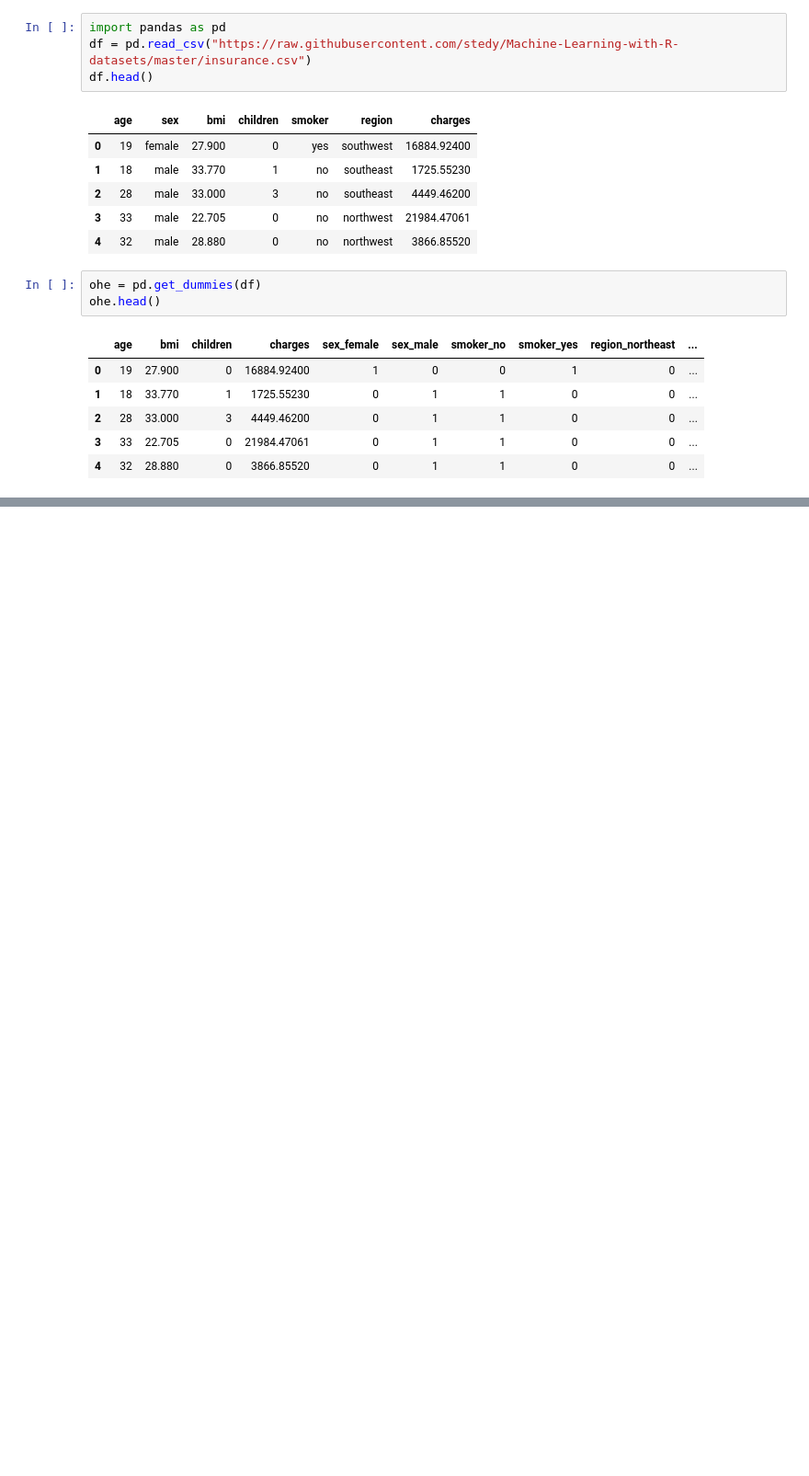
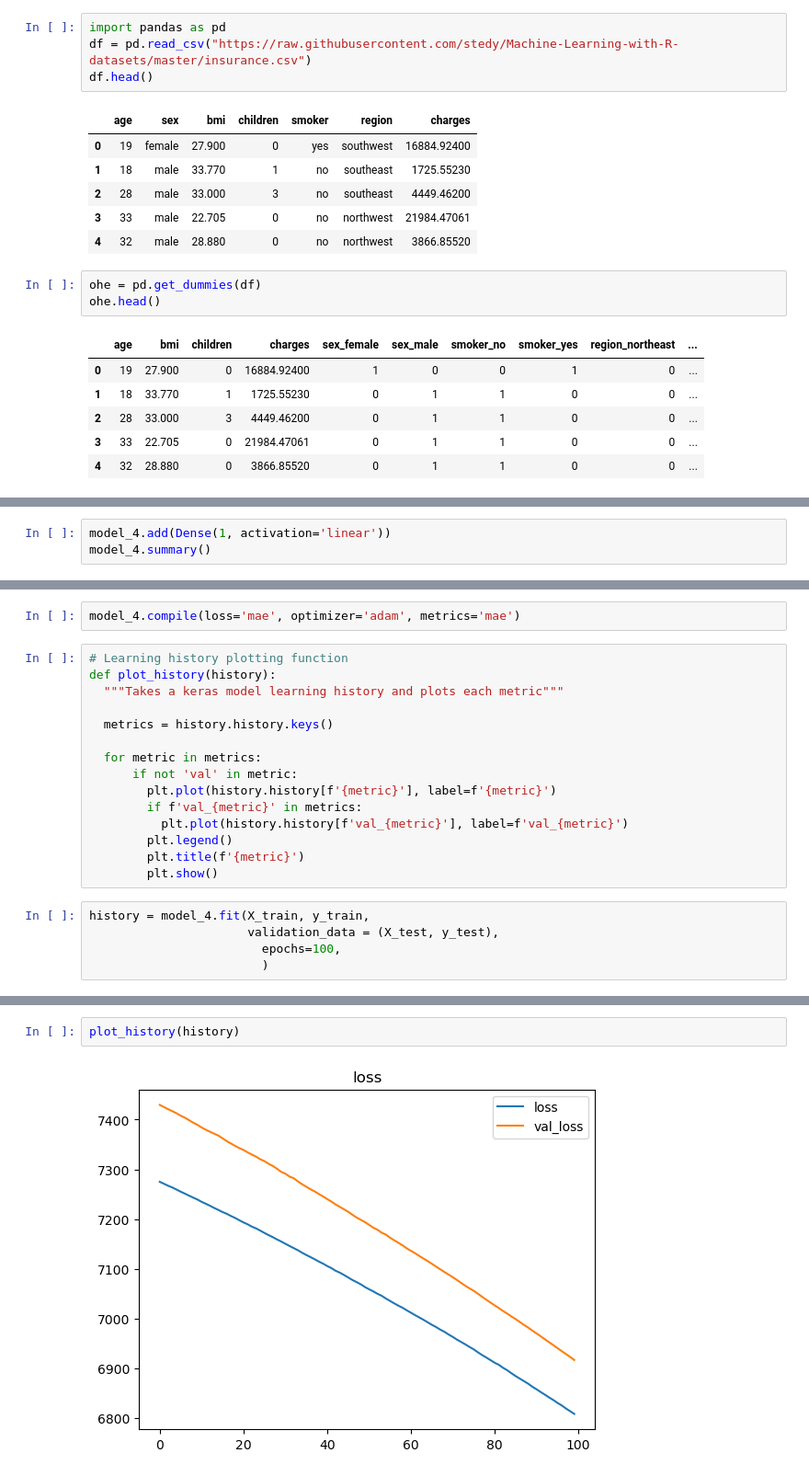
Before and after one commit to bmmukhridin/TensorFlow-Course, a Jupyter notebook: tf-Regression.ipynb, the cells around one changed output, grey strips where cells are left out. Shown at 92% size. Drawn from its saved outputs; the diff is of its cells as text; blank space fills up the shorter version.

```diff
--- a/tf-Regression.ipynb
+++ b/tf-Regression.ipynb
@@ -401,0 +475,3 @@ ohe.head()
+# %%
+model_4.add(Dense(1, activation='linear'))
+model_4.summary()
@@ -401,0 +494,22 @@ ohe.head()
+# %%
+model_4.compile(loss='mae', optimizer='adam', metrics='mae')
+# %%
+# Learning history plotting function
+def plot_history(history):
+  """Takes a keras model learning history and plots each metric"""
+
+  metrics = history.history.keys()
+
+  for metric in metrics:
+      if not 'val' in metric:
+        plt.plot(history.history[f'{metric}'], label=f'{metric}')
+        if f'val_{metric}' in metrics:
+          plt.plot(history.history[f'val_{metric}'], label=f'val_{metric}')
+        plt.legend()
+        plt.title(f'{metric}')
+        plt.show()
+# %%
+history = model_4.fit(X_train, y_train,
+                      validation_data = (X_test, y_test),
+                        epochs=100,
+                        )
@@ -401,0 +534,4 @@ ohe.head()
+# %%
+plot_history(history)
+# %% [output]
+[figure, added]
```
Also changed, not shown: parts of 30 cells of this notebook.
